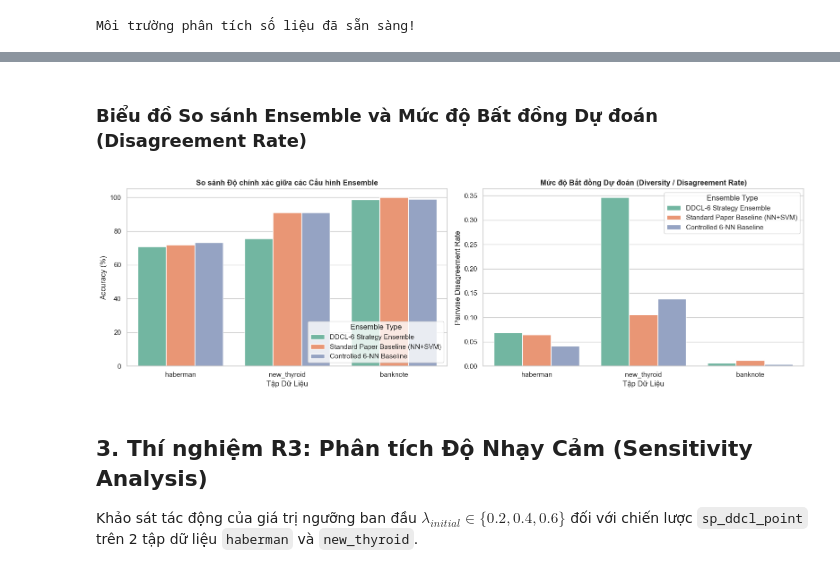
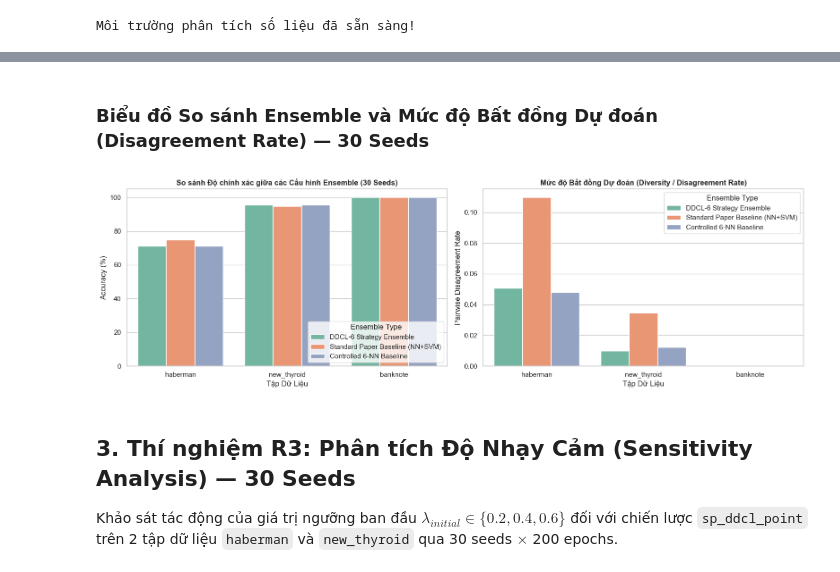
Before and after one commit to Khoi-Tu-2303/ML_Project_DDDCL, a Jupyter notebook: notebooks/04_reproduction.ipynb, the cells around one changed output, grey strips where cells are left out. Saved outputs shown, nothing was run; the diff lists cells and outputs as text; code cells hidden in the pictures.

```diff
--- a/notebooks/04_reproduction.ipynb
+++ b/notebooks/04_reproduction.ipynb
@@ -99,11 +102,11 @@ Chúng ta đánh giá 3 cấu hình Ensemble:
 # %%
-ensembles_dir = Path('../outputs/ensembles') if Path('../outputs/ensembles').exists() else Path('outputs/ensembles')
-df_r2 = aggregate_r2_ensemble(ensembles_dir=ensembles_dir)
+ensembles_final_dir = Path('../outputs/ensembles_final') if Path('../outputs/ensembles_final').exists() else Path('outputs/ensembles_final')
+df_r2_final = aggregate_r2_ensemble(ensembles_dir=ensembles_final_dir, seeds=list(range(30)))
 
 cols_r2 = [
-    'dataset_id', 'ensemble_type', 'mean_accuracy_pct', 'std_accuracy_ddof1',
+    'dataset_id', 'ensemble_type', 'seeds_completed', 'mean_accuracy_pct', 'std_accuracy_ddof1',
     'mean_macro_f1_pct', 'avg_tie_count', 'avg_pairwise_disagreement',
     'paper_reported_pct', 'delta_vs_paper_pct'
 ]
-display(df_r2[cols_r2])
+display(df_r2_final[cols_r2])
 # %% [output]
@@ -120,42 +123,42 @@ display(df_r2[cols_r2])
 # %% [markdown]
-### Biểu đồ So sánh Ensemble và Mức độ Bất đồng Dự đoán (Disagreement Rate)
+### Biểu đồ So sánh Ensemble và Mức độ Bất đồng Dự đoán (Disagreement Rate) — 30 Seeds
 # %%
 fig, axes = plt.subplots(1, 2, figsize=(16, 5))
 
 # Biểu đồ 1: Độ chính xác của các Ensemble theo Dataset
 sns.barplot(
-    data=df_r2,
+    data=df_r2_final,
     x='dataset_id',
     y='mean_accuracy_pct',
     hue='ensemble_type',
     palette='Set2',
     ax=axes[0],
 )
-axes[0].set_title('So sánh Độ chính xác giữa các Cấu hình Ensemble', fontsize=12, fontweight='bold')
+axes[0].set_title('So sánh Độ chính xác giữa các Cấu hình Ensemble (30 Seeds)', fontsize=12, fontweight='bold')
 axes[0].set_ylabel('Accuracy (%)')
 axes[0].set_xlabel('Tập Dữ Liệu')
 axes[0].legend(title='Ensemble Type', loc='lower right')
 
 # Biểu đồ 2: Mức độ Bất đồng Dự đoán (Pairwise Disagreement)
 sns.barplot(
-    data=df_r2,
+    data=df_r2_final,
     x='dataset_id',
     y='avg_pairwise_disagreement',
     hue='ensemble_type',
     palette='Set2',
     ax=axes[1],
 )
 axes[1].set_title('Mức độ Bất đồng Dự đoán (Diversity / Disagreement Rate)', fontsize=12, fontweight='bold')
 axes[1].set_ylabel('Pairwise Disagreement Rate')
 axes[1].set_xlabel('Tập Dữ Liệu')
 axes[1].legend(title='Ensemble Type', loc='upper right')
 
 plt.tight_layout()
 plt.show()
 # %% [output]
-[figure, old version]
+[figure, new version]
 # %% [markdown]
-## 3. Thí nghiệm R3: Phân tích Độ Nhạy Cảm (Sensitivity Analysis)
+## 3. Thí nghiệm R3: Phân tích Độ Nhạy Cảm (Sensitivity Analysis) — 30 Seeds
 
-Khảo sát tác động của giá trị ngưỡng ban đầu $\lambda_{initial} \in \{0.2, 0.4, 0.6\}$ đối với chiến lược `sp_ddcl_point` trên 2 tập dữ liệu `haberman` và `new_thyroid`.
+Khảo sát tác động của giá trị ngưỡng ban đầu $\lambda_{initial} \in \{0.2, 0.4, 0.6\}$ đối với chiến lược `sp_ddcl_point` trên 2 tập dữ liệu `haberman` và `new_thyroid` qua 30 seeds $\times$ 200 epochs.
 # %%
```
Also changed, not shown: parts of 13 cells of this notebook, 21 other files.
